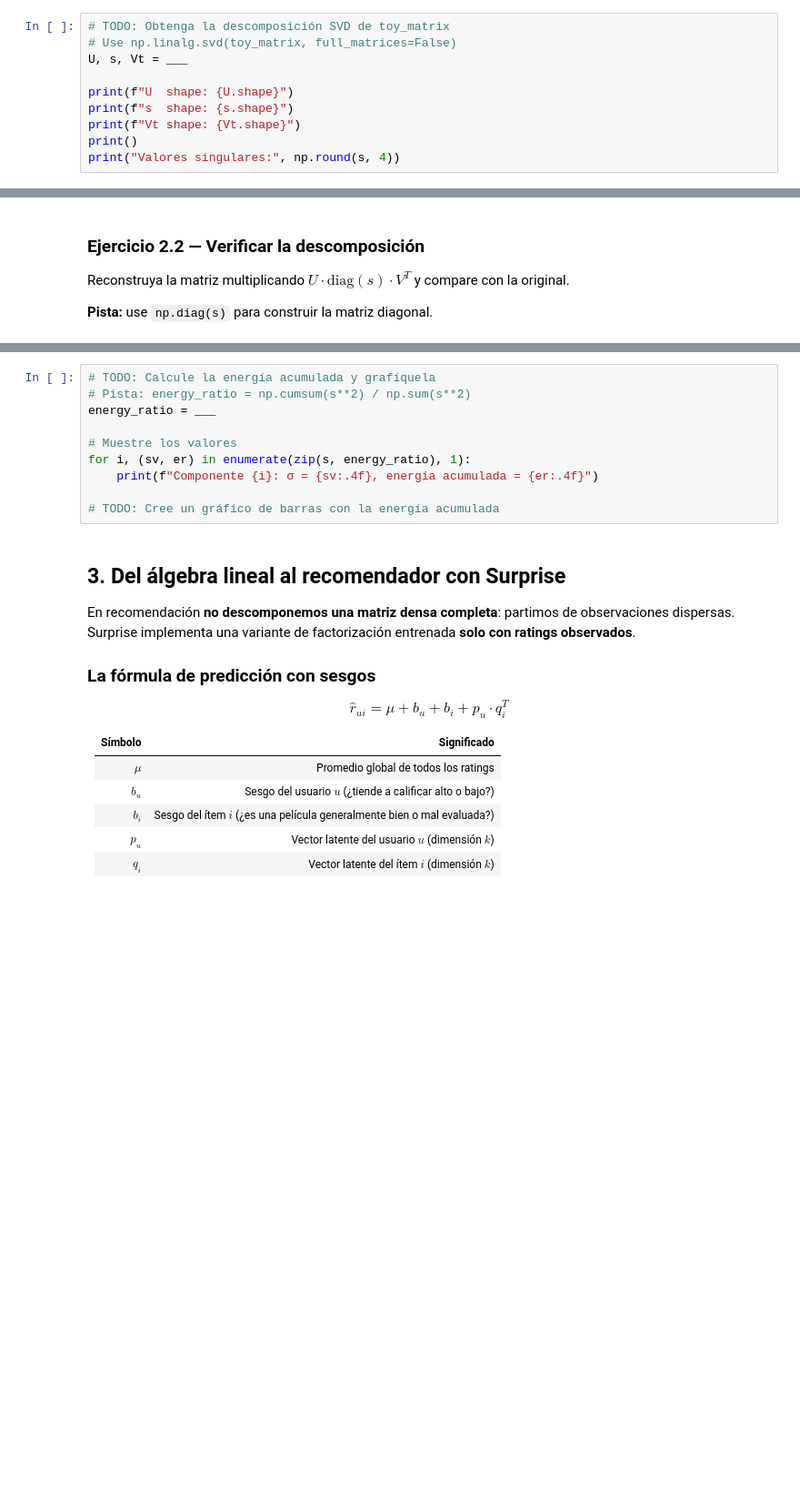
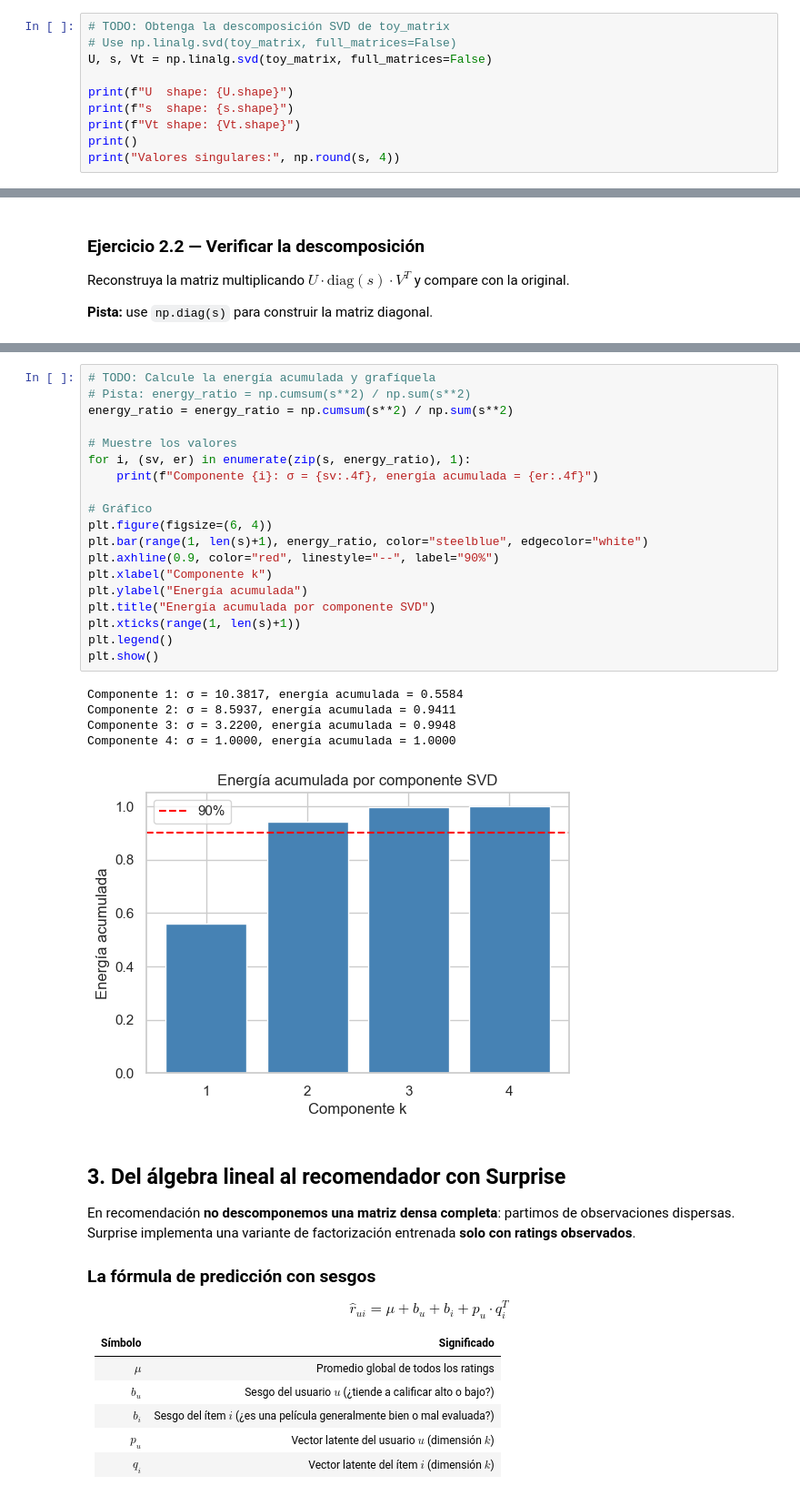
Before and after one commit to juanardila10/SistemasRecomendacion, a Jupyter notebook: MINE_4201_Laboratorio_3_V6.ipynb, the cells around one changed output, grey strips where cells are left out. Shown at 91% size. Saved outputs shown, nothing was run; the diff lists cells and outputs as text; blank space fills up the shorter version.

```diff
--- a/MINE_4201_Laboratorio_3_V6.ipynb
+++ b/MINE_4201_Laboratorio_3_V6.ipynb
@@ -160,7 +177,7 @@ Revise las formas de $U$, $s$ y $V^T$.
 # %%
 # TODO: Obtenga la descomposición SVD de toy_matrix
 # Use np.linalg.svd(toy_matrix, full_matrices=False)
-U, s, Vt = ___
+U, s, Vt = np.linalg.svd(toy_matrix, full_matrices=False)
 
 print(f"U  shape: {U.shape}")
 print(f"s  shape: {s.shape}")
@@ -207,13 +236,28 @@ Calcule la energía acumulada: $\frac{\sum_{j=1}^{k} \sigma_j^2}{\sum_{j=1}^{r}
 # %%
 # TODO: Calcule la energía acumulada y grafíquela
 # Pista: energy_ratio = np.cumsum(s**2) / np.sum(s**2)
-energy_ratio = ___
+energy_ratio = energy_ratio = np.cumsum(s**2) / np.sum(s**2)
 
 # Muestre los valores
 for i, (sv, er) in enumerate(zip(s, energy_ratio), 1):
     print(f"Componente {i}: σ = {sv:.4f}, energía acumulada = {er:.4f}")
 
-# TODO: Cree un gráfico de barras con la energía acumulada
+# Gráfico
+plt.figure(figsize=(6, 4))
+plt.bar(range(1, len(s)+1), energy_ratio, color="steelblue", edgecolor="white")
+plt.axhline(0.9, color="red", linestyle="--", label="90%")
+plt.xlabel("Componente k")
+plt.ylabel("Energía acumulada")
+plt.title("Energía acumulada por componente SVD")
+plt.xticks(range(1, len(s)+1))
+plt.legend()
+plt.show()
+# %% [output]
+Componente 1: σ = 10.3817, energía acumulada = 0.5584
+Componente 2: σ = 8.5937, energía acumulada = 0.9411
+Componente 3: σ = 3.2200, energía acumulada = 0.9948
+Componente 4: σ = 1.0000, energía acumulada = 1.0000
+[figure, added]
 # %% [markdown]
 ## 3. Del álgebra lineal al recomendador con Surprise
 
```
Also changed, not shown: parts of 9 cells of this notebook, 1 other file.
